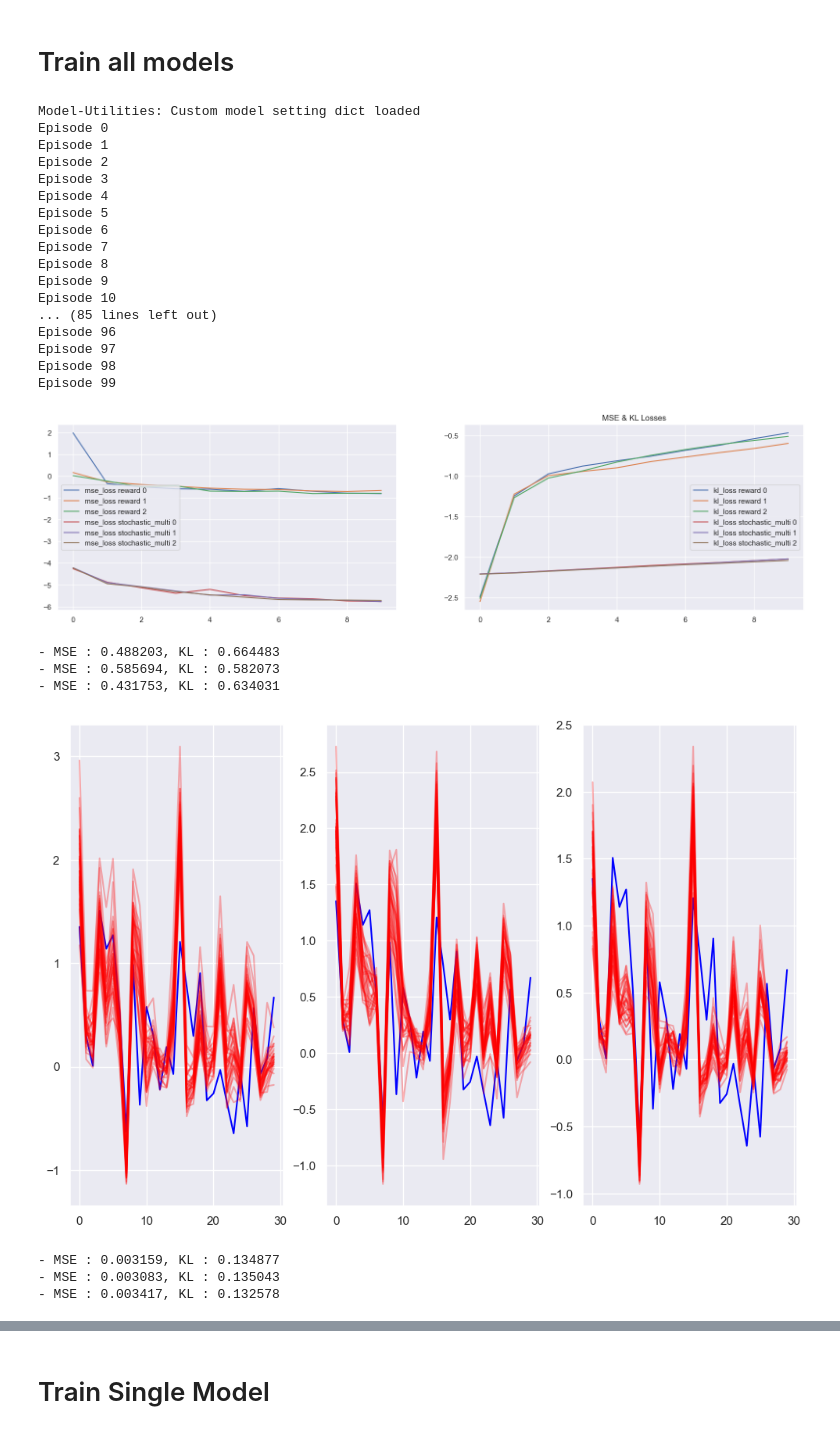
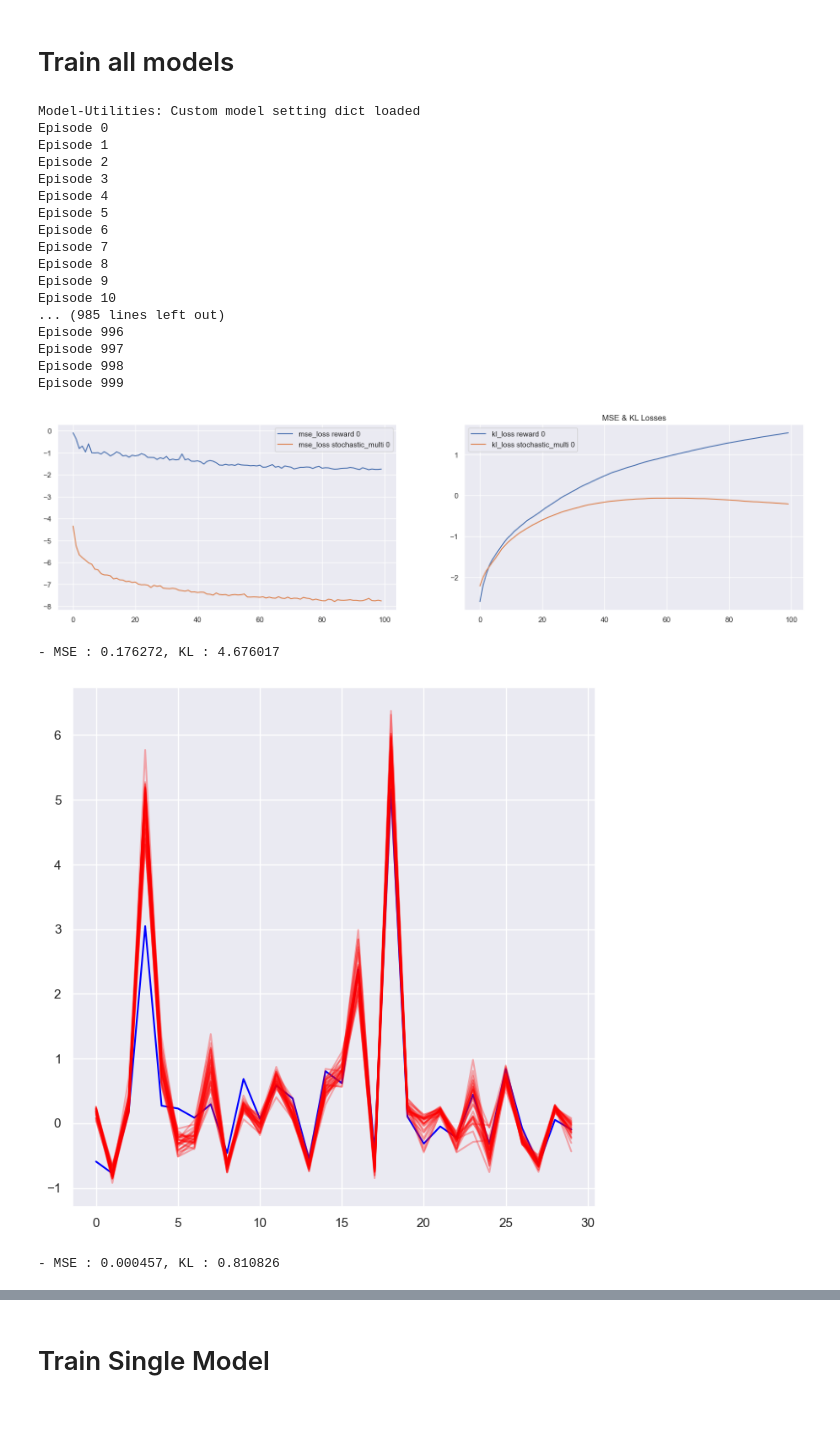
Before and after one commit to MagnusWagner/cro_symbolic_mbpo, a Jupyter notebook: test_fake_env.ipynb, the cells around one changed output, grey strips where cells are left out. Saved outputs shown, nothing was run; the diff lists cells and outputs as text; code cells hidden in the pictures.

```diff
--- a/test_fake_env.ipynb
+++ b/test_fake_env.ipynb
@@ -22,23 +22,27 @@ import math
 from models.utilities.ReplayBufferPrioritized import UniformReplayBuffer, Experience
 from models.advanced.model_utilities import format_samples_for_training, create_full_replay_buffer, plot_mse_and_kl_losses_per_key
 seed = 43
+random_state1 = np.random.RandomState(seed)
+random_state2 = np.random.RandomState(seed+1)
+
+
 device = torch.device("cuda" if torch.cuda.is_available() else "cpu")
 env = CropRotationEnv_Advanced(
     seq_len = 10,
-    seed = seed,
+    random_state = random_state1,
     DryWetInit = None,
     GroundTypeInit = None,
     deterministic = False
     )
 
 
-random_state = np.random.RandomState(seed)
 
-experience_buffer_size = 500
-experience_replay_buffer = create_full_replay_buffer(length = experience_buffer_size, seq_len=10, seed = seed, batch_size = 128, device = device)
+
+experience_buffer_size = 50000
+experience_replay_buffer = create_full_replay_buffer(length = experience_buffer_size, seq_len=10, random_state = random_state1, batch_size = 128, device = device)
 
 test_set_size = 500
-test_replay_buffer = create_full_replay_buffer(length = test_set_size, seq_len=10, seed = seed+1, batch_size = 128, device = device)
+test_replay_buffer = create_full_replay_buffer(length = test_set_size, seq_len=10, random_state = random_state2, batch_size = 128, device = device)
 _, test_experiences = test_replay_buffer.uniform_sample(replace = False,batch_size=test_set_size)
 states, actions, rewards, next_states, dones = (torch.stack(vs,0).squeeze(1).to(device) for vs in zip(*test_experiences))
 test_inputs, test_outputs = format_samples_for_training(
@@ -74,42 +80,41 @@ target_stochastic_multi_idxs = [1,2,3,4,7]
 target_static_idxs = [5,6] + list(range(11+3*num_crops,11+8*num_crops))
 target_prices_and_costs_idxs = [8,9,10] + list(range(11,11+3*num_crops))
 
-
 custom_model_setting_dict = {
     "stochastic_multi": {
         "type": "stochastic",
         "input_size": len(input_action_idxs + input_condition_idxs),
         "output_size": len(target_stochastic_multi_idxs),
-        "num_hidden_units": 933,
-        "num_hidden_layers": 3,
+        "num_hidden_units": 128,
+        "num_hidden_layers": 5,
         "activation": nn.ReLU(),
         "input_idxs": input_action_idxs + input_condition_idxs,
         "target_idxs": target_stochastic_multi_idxs,
         "lr": 0.00089,
         "weight_decay": 9.18e-08,
         "kl_weight": 0.000135,
-        "num_models": 3,
+        "num_models": 1,
         "stochastic_layer_type": "stochastic_single"
     },
     "reward": {
         "type": "stochastic",
         "input_size": num_input_dimensions,
         "output_size": 1,
-        "num_hidden_units": 256,
-        "num_hidden_layers": 1,
+        "num_hidden_units": 128,
+        "num_hidden_layers": 5,
         "activation": nn.ReLU(),
         "input_idxs": list(range(num_input_dimensions)),
         "target_idxs": [0],
-        "lr": 1.53e-02,
-        "weight_decay": 2.8e-05,
-        "kl_weight": 0.0066,
-        "num_models": 3,
+        "lr": 0.001,
+        "weight_decay": 9.18e-08,
+        "kl_weight": 0.000066,
+        "num_models": 1,
         "stochastic_layer_type": "stochastic_single"
     }
 }
 
 
-fake_env = FakeEnv(device = device, seed = seed, custom_model_setting_dict=custom_model_setting_dict)
+fake_env = FakeEnv(device = device, random_state = random_state1, custom_model_setting_dict=custom_model_setting_dict)
 num_dynamics_models = fake_env.get_num_models()
 dynamics_model_keys = fake_env.get_model_keys()
 dynamics_all_mean_mse_losses = {}
@@ -117,45 +122,41 @@ dynamics_all_mean_kl_losses = {}
 for model_key in dynamics_model_keys:
     dynamics_all_mean_mse_losses[model_key] = []
     dynamics_all_mean_kl_losses[model_key] = []
 
-for i in range(100):
+for i in range(500):
     print("Episode",i)
     fake_env.train(
         replay_buffer = experience_replay_buffer,
-        num_steps = min(int(experience_replay_buffer.buffer_length/dynamics_model_batch_size)+1, num_dynamics_model_training_steps),
+        num_steps = num_dynamics_model_training_steps,
         batch_size = min(experience_replay_buffer.buffer_length, dynamics_model_batch_size)
     )
     if i%10 == 0:
         dynamics_mean_mse_losses, dynamics_mean_kl_losses = fake_env.eval(test_inputs, test_outputs)
         for model_key in dynamics_model_keys:
             dynamics_all_mean_mse_losses[model_key].append(np.log(dynamics_mean_mse_losses[model_key]))
             dynamics_all_mean_kl_losses[model_key].append(np.log(dynamics_mean_kl_losses[model_key]))
 
 plot_mse_and_kl_losses_per_key(dynamics_all_mean_mse_losses, dynamics_all_mean_kl_losses)
 plot_validation_fit(fake_env.model_loss_optimizer_pool, test_inputs, test_outputs, plot_range = 30)
 # %% [output]
 Model-Utilities: Custom model setting dict loaded
 Episode 0
 Episode 1
 Episode 2
 Episode 3
 Episode 4
 Episode 5
 Episode 6
 Episode 7
 Episode 8
 Episode 9
 Episode 10
-... (85 lines left out)
-Episode 96
-Episode 97
-Episode 98
-Episode 99
+... (985 lines left out)
+Episode 996
+Episode 997
+Episode 998
+Episode 999
-[figure, old version]
+[figure, new version]
-- MSE : 0.488203, KL : 0.664483
-- MSE : 0.585694, KL : 0.582073
-- MSE : 0.431753, KL : 0.634031
+- MSE : 0.176272, KL : 4.676017
-[figure, old version]
+[figure, new version]
-- MSE : 0.003159, KL : 0.134877
-- MSE : 0.003083, KL : 0.135043
-- MSE : 0.003417, KL : 0.132578
+- MSE : 0.000457, KL : 0.810826
```
Also changed, not shown: parts of 11 cells of this notebook, 30 other files.
